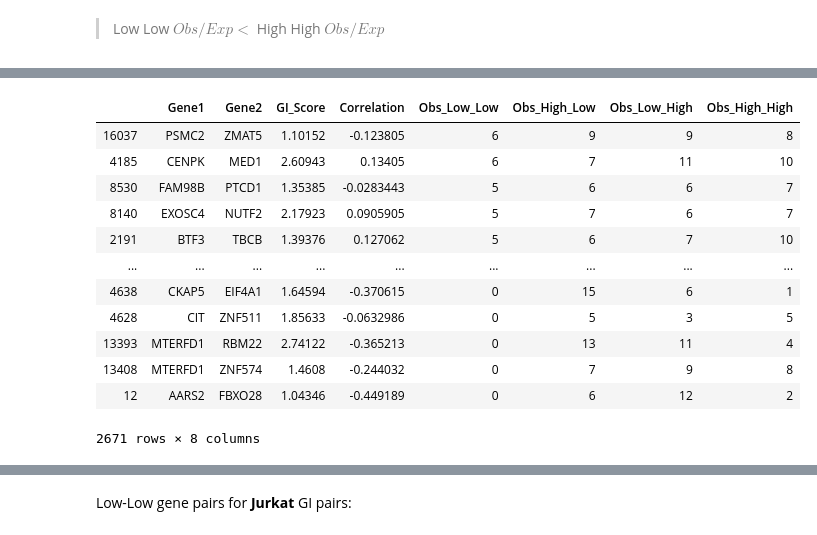
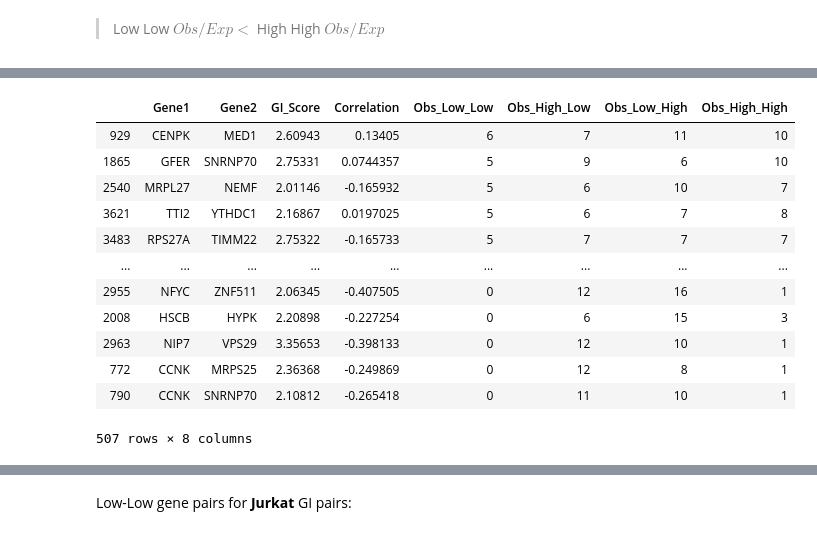
Before and after one commit to goodarzilab/Abe, a Jupyter notebook: Projects/Patient_GI/notebook.ipynb, the cells around one changed output, grey strips where cells are left out. Drawn from its saved outputs; the diff is of its cells as text; code cells hidden in the pictures.

```diff
--- a/Projects/Patient_GI/notebook.ipynb
+++ b/Projects/Patient_GI/notebook.ipynb
@@ -14,7 +14,7 @@ from scipy.stats import fisher_exact, spearmanr
 Load data from [Mapping the Genetic Landscape of Human Cells](https://www.sciencedirect.com/science/article/pii/S0092867418307359?via%3Dihub#mmc2) paper.
 > [**Table S5.**](https://www.sciencedirect.com/science/article/pii/S0092867418307359?via%3Dihub#mmc5)
 # %%
-def get_SLdataset(SL_thr = 1):
+def get_SLdataset(SL_thr = 2):
     # read data from file
     myfile = ("CRISPRi_Mapping_paper/Table_S5.xlsx")
     xl = pd.ExcelFile(myfile)
@@ -196,6 +196,6 @@ groups: PUBLIC
 # %% [markdown]
 Low-Low gene pairs for **K562** GI pairs:
 # %%
-test_res, random_test_res = SL_stat_test(
+ohsu_K562_test_res, ohsu_K562_random_test_res = SL_stat_test(
     'cBioPortal/aml_ohsu_2018/data_RNA_Seq_mRNA_median_Zscores.txt', cell_line = 'K562')
 # %% [output]
@@ -212,21 +212,21 @@ stat_test_plot(test_res, random_test_res, x_max = 50, y_max = 1)
 # %%
-test_res[
-    (test_res.Obs_Low_Low < test_res.Obs_High_High) &
-    (test_res.Obs_Low_Low < test_res.Obs_Low_High) &
-    (test_res.Obs_Low_Low < test_res.Obs_High_Low)
+ohsu_K562_test_res[
+    (ohsu_K562_test_res.Obs_Low_Low < ohsu_K562_test_res.Obs_High_High) &
+    (ohsu_K562_test_res.Obs_Low_Low < ohsu_K562_test_res.Obs_Low_High) &
+    (ohsu_K562_test_res.Obs_Low_Low < ohsu_K562_test_res.Obs_High_Low)
 ].sort_values('Obs_Low_Low', ascending = False)
 # %% [output]
 |  | Gene1 | Gene2 | GI_Score | Correlation | Obs_Low_Low | Obs_High_Low | Obs_Low_High | Obs_High_High |
-| 16037 | PSMC2 | ZMAT5 | 1.10152 | -0.123805 | 6 | 9 | 9 | 8 |
-| 4185 | CENPK | MED1 | 2.60943 | 0.13405 | 6 | 7 | 11 | 10 |
-| 8530 | FAM98B | PTCD1 | 1.35385 | -0.0283443 | 5 | 6 | 6 | 7 |
-| 8140 | EXOSC4 | NUTF2 | 2.17923 | 0.0905905 | 5 | 7 | 6 | 7 |
-| 2191 | BTF3 | TBCB | 1.39376 | 0.127062 | 5 | 6 | 7 | 10 |
+| 929 | CENPK | MED1 | 2.60943 | 0.13405 | 6 | 7 | 11 | 10 |
+| 1865 | GFER | SNRNP70 | 2.75331 | 0.0744357 | 5 | 9 | 6 | 10 |
+| 2540 | MRPL27 | NEMF | 2.01146 | -0.165932 | 5 | 6 | 10 | 7 |
+| 3621 | TTI2 | YTHDC1 | 2.16867 | 0.0197025 | 5 | 6 | 7 | 8 |
+| 3483 | RPS27A | TIMM22 | 2.75322 | -0.165733 | 5 | 7 | 7 | 7 |
 | ... | ... | ... | ... | ... | ... | ... | ... | ... |
-| 4638 | CKAP5 | EIF4A1 | 1.64594 | -0.370615 | 0 | 15 | 6 | 1 |
-| 4628 | CIT | ZNF511 | 1.85633 | -0.0632986 | 0 | 5 | 3 | 5 |
-| 13393 | MTERFD1 | RBM22 | 2.74122 | -0.365213 | 0 | 13 | 11 | 4 |
-| 13408 | MTERFD1 | ZNF574 | 1.4608 | -0.244032 | 0 | 7 | 9 | 8 |
-| 12 | AARS2 | FBXO28 | 1.04346 | -0.449189 | 0 | 6 | 12 | 2 |
+| 2955 | NFYC | ZNF511 | 2.06345 | -0.407505 | 0 | 12 | 16 | 1 |
+| 2008 | HSCB | HYPK | 2.20898 | -0.227254 | 0 | 6 | 15 | 3 |
+| 2963 | NIP7 | VPS29 | 3.35653 | -0.398133 | 0 | 12 | 10 | 1 |
+| 772 | CCNK | MRPS25 | 2.36368 | -0.249869 | 0 | 12 | 8 | 1 |
+| 790 | CCNK | SNRNP70 | 2.10812 | -0.265418 | 0 | 11 | 10 | 1 |
-2671 rows × 8 columns
+507 rows × 8 columns
 # %%
```
Also changed, not shown: parts of 8 cells of this notebook.
